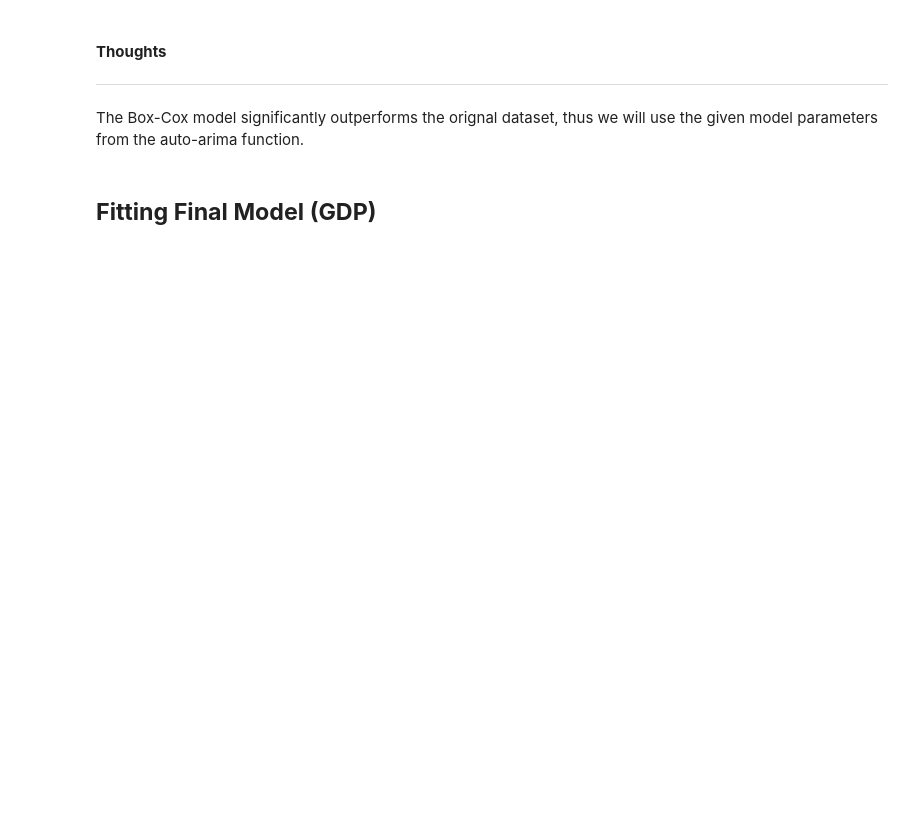
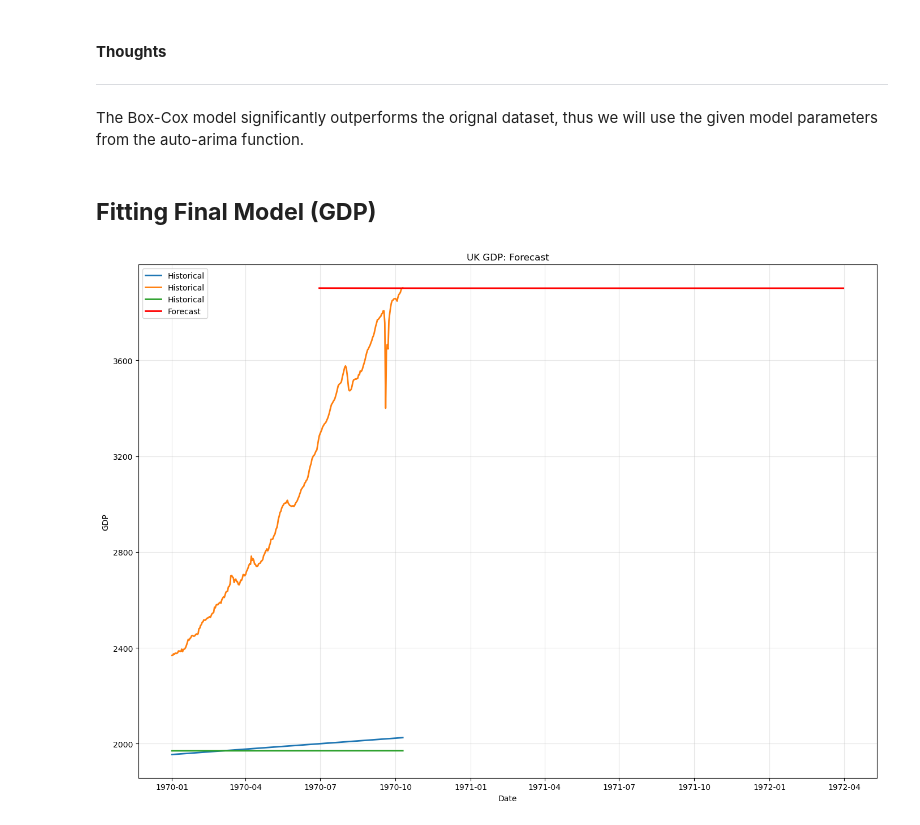
Before and after one commit to hogandan85/ST-498, a Jupyter notebook: Code/TimeSeriesAnalysis.ipynb, the cells around one changed output. Drawn from its saved outputs; the diff is of its cells as text; code cells hidden in the pictures; blank space fills up the shorter version.

```diff
--- a/Code/TimeSeriesAnalysis.ipynb
+++ b/Code/TimeSeriesAnalysis.ipynb
@@ -81,3 +100,25 @@ The Box-Cox model significantly outperforms the orignal dataset, thus we will us
 ## **Fitting Final Model (GDP)**
 # %%
 GDP_Model = SARIMAX(endog=UK_GDP['Transformed'], order=(0,1,1), seasonal_order=(0,0,1,4))
+
+
+GDP_Results = GDP_Model.fit()
+Predicted = GDP_Results.forecast(steps=8)
+forecast = inv_boxcox(Predicted, opt_lambda)
+# %%
+fig, ax = plt.subplots(figsize=(14, 10))
+
+forecast_index = pd.date_range(start=UK_GDP.index[-1], periods=9, freq='Q')[1:]
+
+ax.plot(UK_GDP.index, UK_GDP.values, label='Historical', linewidth=2)
+ax.plot(forecast_index, forecast, label='Forecast', linewidth=2, color='red')
+ax.set_title('UK GDP: Forecast')
+ax.set_xlabel('Date')
+ax.set_ylabel('GDP')
+ax.legend()
+ax.grid(True, alpha=0.3)
+
+plt.tight_layout()
+plt.show()
+# %% [output]
+[figure, added]
```
Also changed, not shown: parts of 2 cells of this notebook.
